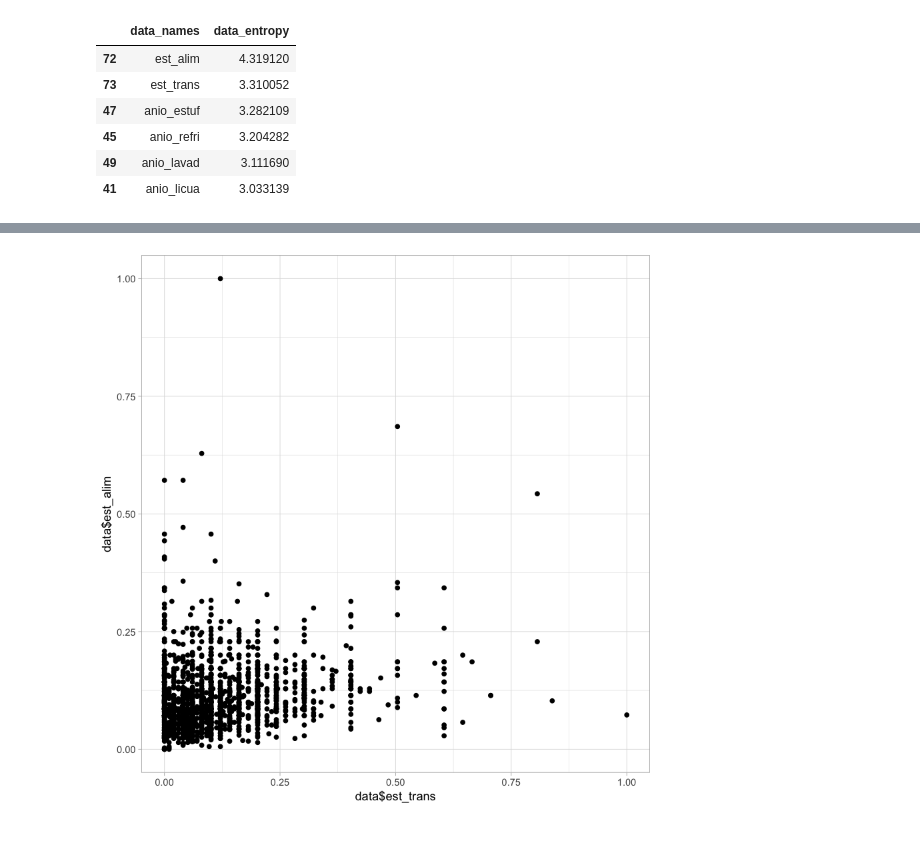
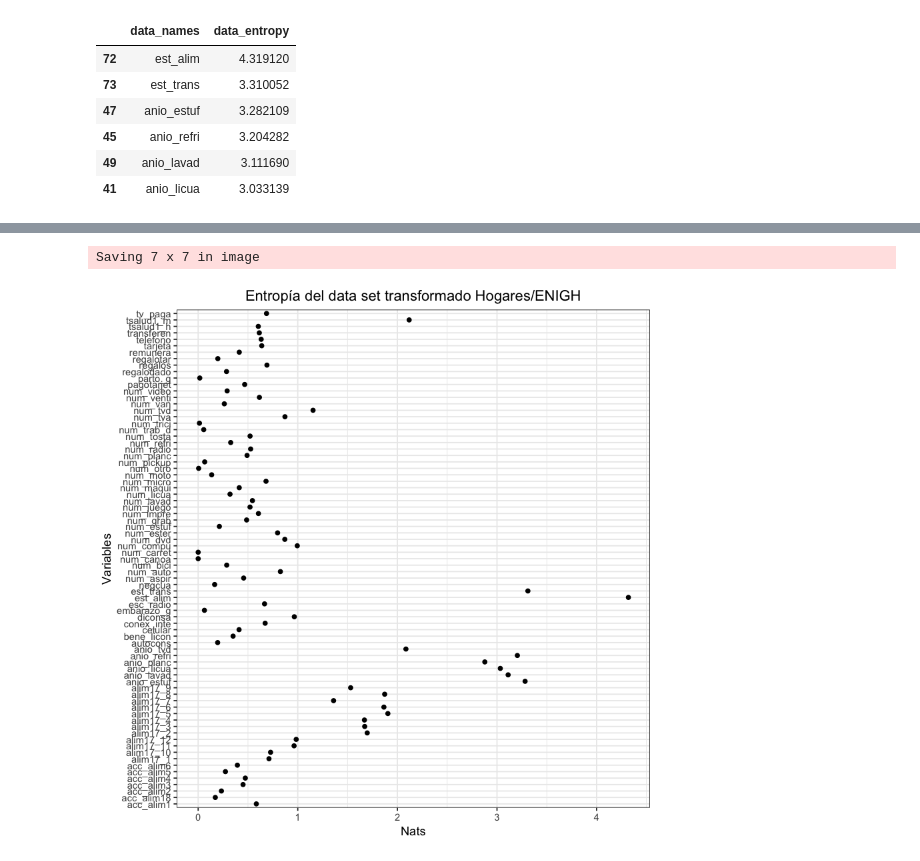
Before and after one commit to JacoboGGLeon/final, a Jupyter notebook: processing/inegi/municipio/enigh/HOGAR/entropy_transform_cat_to_num.ipynb, the cells around one changed output, grey strips where cells are left out. Saved outputs shown, nothing was run; the diff lists cells and outputs as text; code cells hidden in the pictures.

```diff
--- a/processing/inegi/municipio/enigh/HOGAR/entropy_transform_cat_to_num.ipynb
+++ b/processing/inegi/municipio/enigh/HOGAR/entropy_transform_cat_to_num.ipynb
@@ -74,6 +59,12 @@ ggplot(df_entropy,
-# %%
-ggplot(data = data,
-       aes(y=data$est_alim,
-           x=data$est_trans)) + geom_point() + theme_light()
-# %% [output]
-[figure, removed]
+# %%
+ggplot(df_entropy, aes(y=data_names, x=data_entropy)) +
+    theme_bw() +
+    ggtitle('Entropía del data set transformado Hogares/ENIGH') +
+    xlab('Nats') +
+    ylab("Variables")+
+    theme(plot.title = element_text(hjust = 0.5))+
+    geom_point()+
+    ggsave(filename = "../../../../../../images/enigh/HOGARES/entropy_transform.png", dpi = 300)
+# %% [output]
+Saving 7 x 7 in image
+[figure, added]
```
Also changed, not shown: parts of 5 cells of this notebook, 5 other files.
